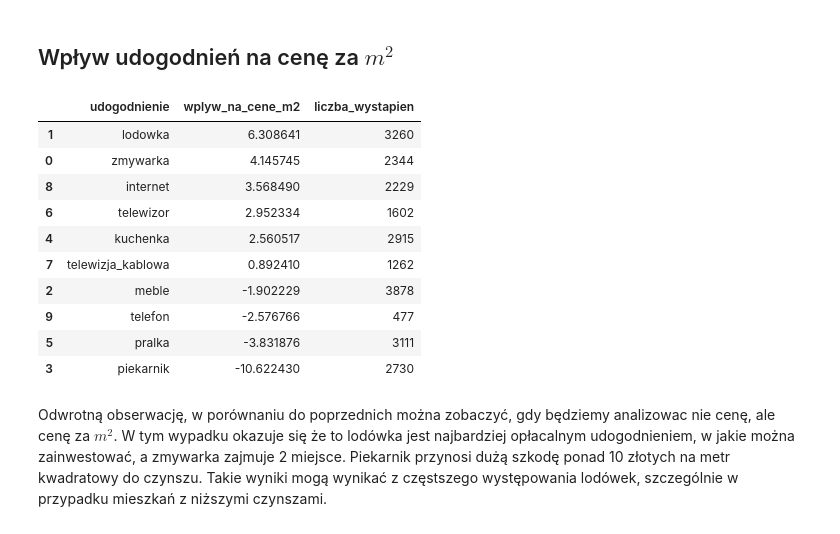
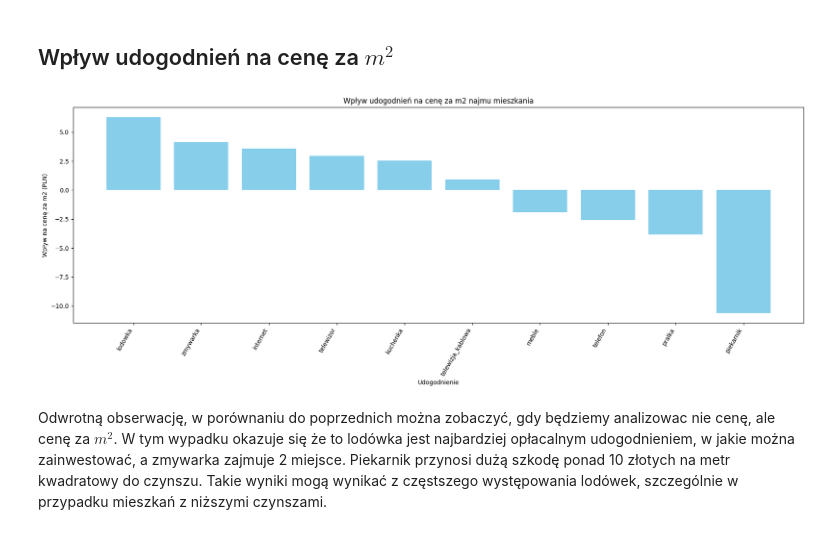
Before and after one commit to Huntarman/otodom-data-analysis, a Jupyter notebook: project.ipynb, the cells around one changed output. Drawn from its saved outputs; the diff is of its cells as text; code cells hidden in the pictures.

```diff
--- a/project.ipynb
+++ b/project.ipynb
@@ -129,28 +125,28 @@ Udogodnieniem najbardziej wpływającym na czynsze okazała się zmywarka, a naj
 # %%
 X = df[features]
 y = df['cena_za_m2']
 
 model = LinearRegression()
 model.fit(X, y)
 
 results = pd.DataFrame({
     'udogodnienie': X.columns,
     'wplyw_na_cene_m2': model.coef_,
     'liczba_wystapien': [freq[col] for col in X.columns]
 }).sort_values(by='wplyw_na_cene_m2', ascending=False)
 results
+
+
+plt.figure(figsize=(18, 7))  # większy wykres
+plt.bar(results['udogodnienie'], results['wplyw_na_cene_m2'], color='skyblue')
+plt.xlabel('Udogodnienie')
+plt.ylabel('Wpływ na cenę za m2 (PLN)')
+plt.title('Wpływ udogodnień na cenę za m2 najmu mieszkania')
+plt.xticks(rotation=60, ha='right', fontsize=10)  # większy obrót i mniejsza czcionka
+plt.tight_layout()
+plt.show()
 # %% [output]
-|  | udogodnienie | wplyw_na_cene_m2 | liczba_wystapien |
-| 1 | lodowka | 6.308641 | 3260 |
-| 0 | zmywarka | 4.145745 | 2344 |
-| 8 | internet | 3.568490 | 2229 |
-| 6 | telewizor | 2.952334 | 1602 |
-| 4 | kuchenka | 2.560517 | 2915 |
-| 7 | telewizja_kablowa | 0.892410 | 1262 |
-| 2 | meble | -1.902229 | 3878 |
-| 9 | telefon | -2.576766 | 477 |
-| 5 | pralka | -3.831876 | 3111 |
-| 3 | piekarnik | -10.622430 | 2730 |
+[figure, added]
 # %% [markdown]
 Odwrotną obserwację, w porównaniu do poprzednich można zobaczyć, gdy będziemy analizowac nie cenę, ale cenę za $m^2$. W tym wypadku okazuje się że to lodówka jest najbardziej opłacalnym udogodnieniem, w jakie można zainwestować, a zmywarka zajmuje 2 miejsce. Piekarnik przynosi dużą szkodę ponad 10 złotych na metr kwadratowy do czynszu. Takie wyniki mogą wynikać z częstszego występowania lodówek, szczególnie w przypadku mieszkań z niższymi czynszami.
 # %% [markdown]
```
Also changed, not shown: parts of 10 cells of this notebook, 1 other file.
